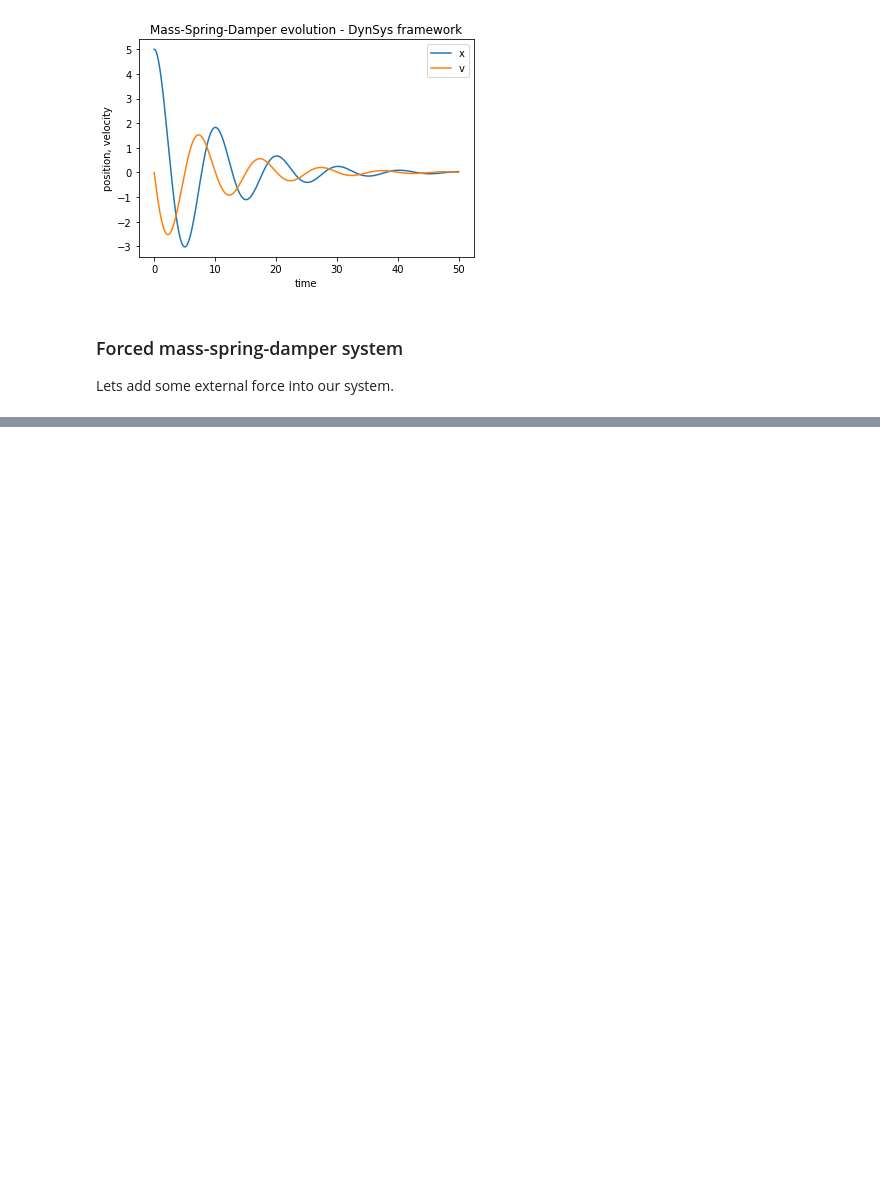
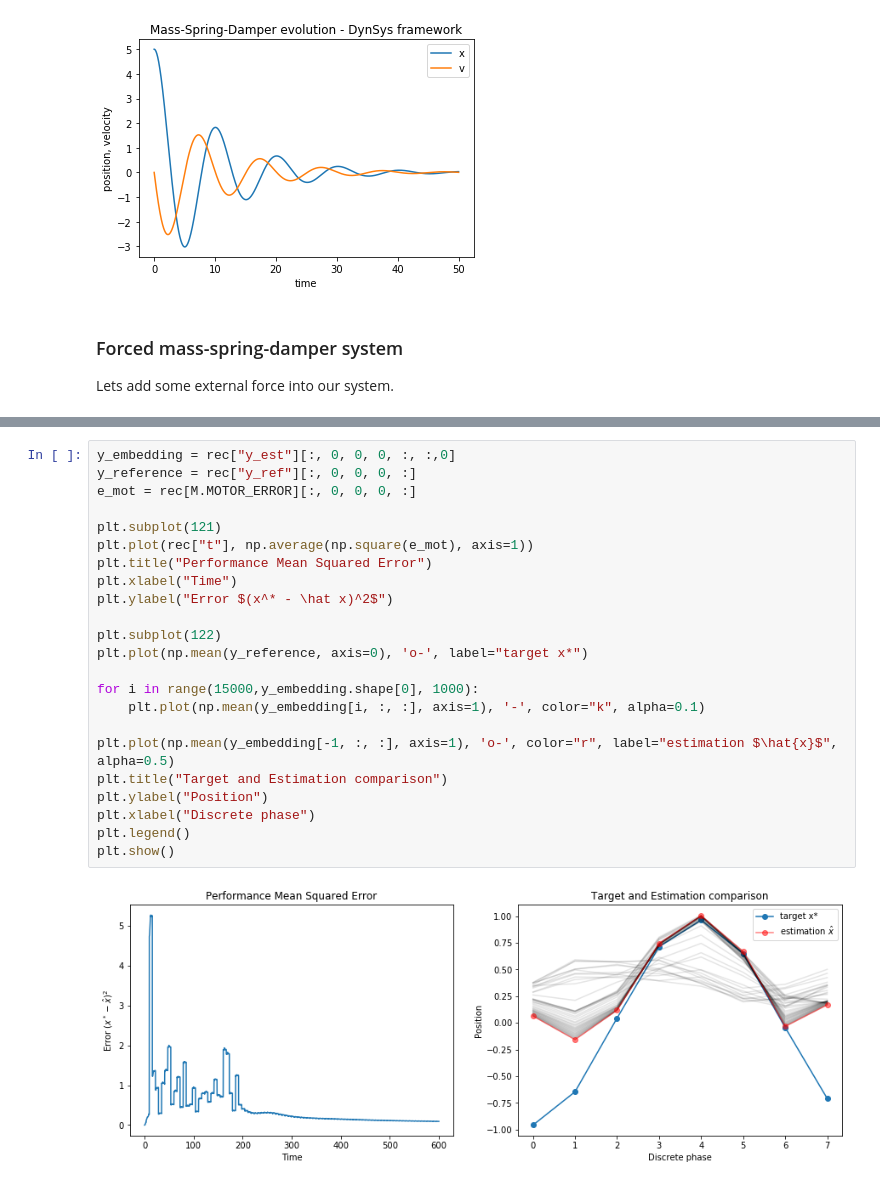
Before and after one commit to comrob/cpgim, a Jupyter notebook: mass_spring_damper_demo.ipynb, the cells around one changed output, grey strips where cells are left out. Saved outputs shown, nothing was run; the diff lists cells and outputs as text; blank space fills up the shorter version.

```diff
--- a/mass_spring_damper_demo.ipynb
+++ b/mass_spring_damper_demo.ipynb
@@ -352,0 +425,25 @@ plt.show()
+# %%
+y_embedding = rec["y_est"][:, 0, 0, 0, :, :,0]
+y_reference = rec["y_ref"][:, 0, 0, 0, :]
+e_mot = rec[M.MOTOR_ERROR][:, 0, 0, 0, :]
+
+plt.subplot(121)
+plt.plot(rec["t"], np.average(np.square(e_mot), axis=1))
+plt.title("Performance Mean Squared Error")
+plt.xlabel("Time")
+plt.ylabel("Error $(x^* - \hat x)^2$")
+
+plt.subplot(122)
+plt.plot(np.mean(y_reference, axis=0), 'o-', label="target x*")
+
+for i in range(15000,y_embedding.shape[0], 1000):
+    plt.plot(np.mean(y_embedding[i, :, :], axis=1), '-', color="k", alpha=0.1)
+
+plt.plot(np.mean(y_embedding[-1, :, :], axis=1), 'o-', color="r", label="estimation $\hat{x}$", alpha=0.5)
+plt.title("Target and Estimation comparison")
+plt.ylabel("Position")
+plt.xlabel("Discrete phase")
+plt.legend()
+plt.show()
+# %% [output]
+[figure, added]
```
Also changed, not shown: parts of 19 cells of this notebook, 1 other file.
